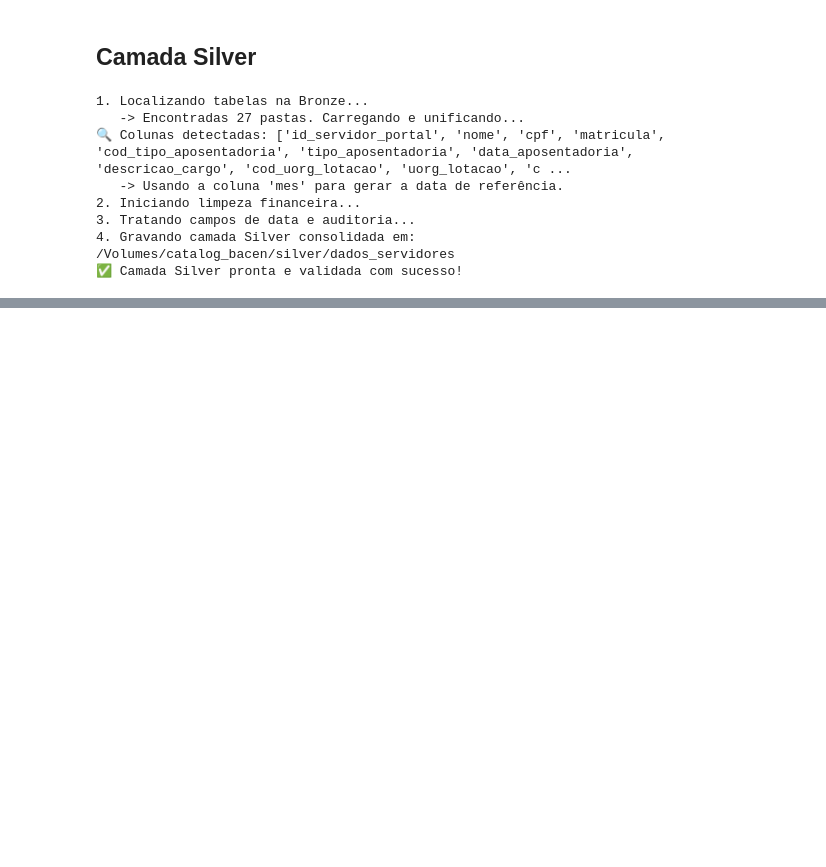
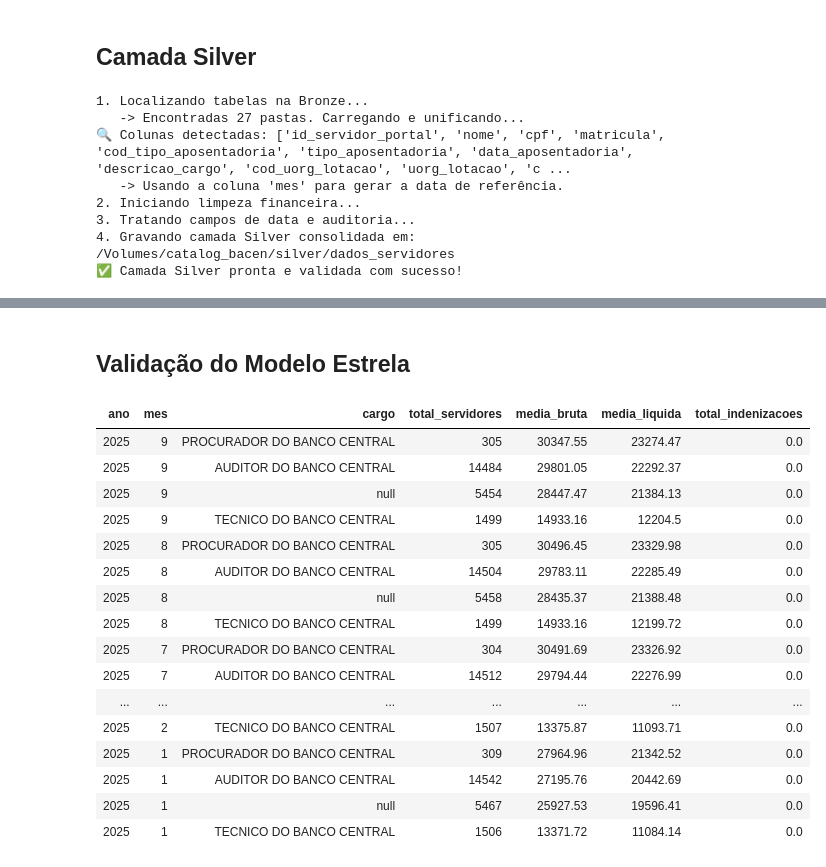
Before and after one commit to rgomesa2025/MVP_DADOS_ROSANGELA, a Jupyter notebook: MVP.ipynb, the cells around one changed output, grey strips where cells are left out. Drawn from its saved outputs; the diff is of its cells as text; code cells hidden in the pictures; blank space fills up the shorter version.

Commit message:
Camada Gold

```diff
--- a/MVP.ipynb
+++ b/MVP.ipynb
@@ -288,0 +490,40 @@ print("✅ Camada Silver pronta e validada com sucesso!")
+# %% [markdown]
+## Validação do Modelo Estrela
+# %%
+%sql
+SELECT
+    d_cal.ano,
+    d_cal.mes,
+    d_serv.cargo,
+    COUNT(f.sk_servidor) AS total_servidores,
+    ROUND(AVG(f.valor_bruto), 2) AS media_bruta,
+    ROUND(AVG(f.valor_liquido), 2) AS media_liquida,
+    ROUND(SUM(f.valor_indenizacoes), 2) AS total_indenizacoes
+FROM
+    catalog_bacen.gold.fato_remuneracao f
+JOIN
+    catalog_bacen.gold.dim_servidor d_serv ON f.sk_servidor = d_serv.sk_servidor
+JOIN
+    catalog_bacen.gold.dim_calendario d_cal ON f.data_referencia = d_cal.data_referencia
+GROUP BY
+    d_cal.ano, d_cal.mes, d_serv.cargo
+ORDER BY
+    d_cal.ano DESC, d_cal.mes DESC, media_liquida DESC;
+# %% [output]
+| ano | mes | cargo | total_servidores | media_bruta | media_liquida | total_indenizacoes |
+| 2025 | 9 | PROCURADOR DO BANCO CENTRAL | 305 | 30347.55 | 23274.47 | 0.0 |
+| 2025 | 9 | AUDITOR DO BANCO CENTRAL | 14484 | 29801.05 | 22292.37 | 0.0 |
+| 2025 | 9 | null | 5454 | 28447.47 | 21384.13 | 0.0 |
+| 2025 | 9 | TECNICO DO BANCO CENTRAL | 1499 | 14933.16 | 12204.5 | 0.0 |
+| 2025 | 8 | PROCURADOR DO BANCO CENTRAL | 305 | 30496.45 | 23329.98 | 0.0 |
+| 2025 | 8 | AUDITOR DO BANCO CENTRAL | 14504 | 29783.11 | 22285.49 | 0.0 |
+| 2025 | 8 | null | 5458 | 28435.37 | 21388.48 | 0.0 |
+| 2025 | 8 | TECNICO DO BANCO CENTRAL | 1499 | 14933.16 | 12199.72 | 0.0 |
+| 2025 | 7 | PROCURADOR DO BANCO CENTRAL | 304 | 30491.69 | 23326.92 | 0.0 |
+| 2025 | 7 | AUDITOR DO BANCO CENTRAL | 14512 | 29794.44 | 22276.99 | 0.0 |
+| ... | ... | ... | ... | ... | ... | ... |
+| 2025 | 2 | TECNICO DO BANCO CENTRAL | 1507 | 13375.87 | 11093.71 | 0.0 |
+| 2025 | 1 | PROCURADOR DO BANCO CENTRAL | 309 | 27964.96 | 21342.52 | 0.0 |
+| 2025 | 1 | AUDITOR DO BANCO CENTRAL | 14542 | 27195.76 | 20442.69 | 0.0 |
+| 2025 | 1 | null | 5467 | 25927.53 | 19596.41 | 0.0 |
+| 2025 | 1 | TECNICO DO BANCO CENTRAL | 1506 | 13371.72 | 11084.14 | 0.0 |
```
Also changed, not shown: parts of 5 cells of this notebook.
